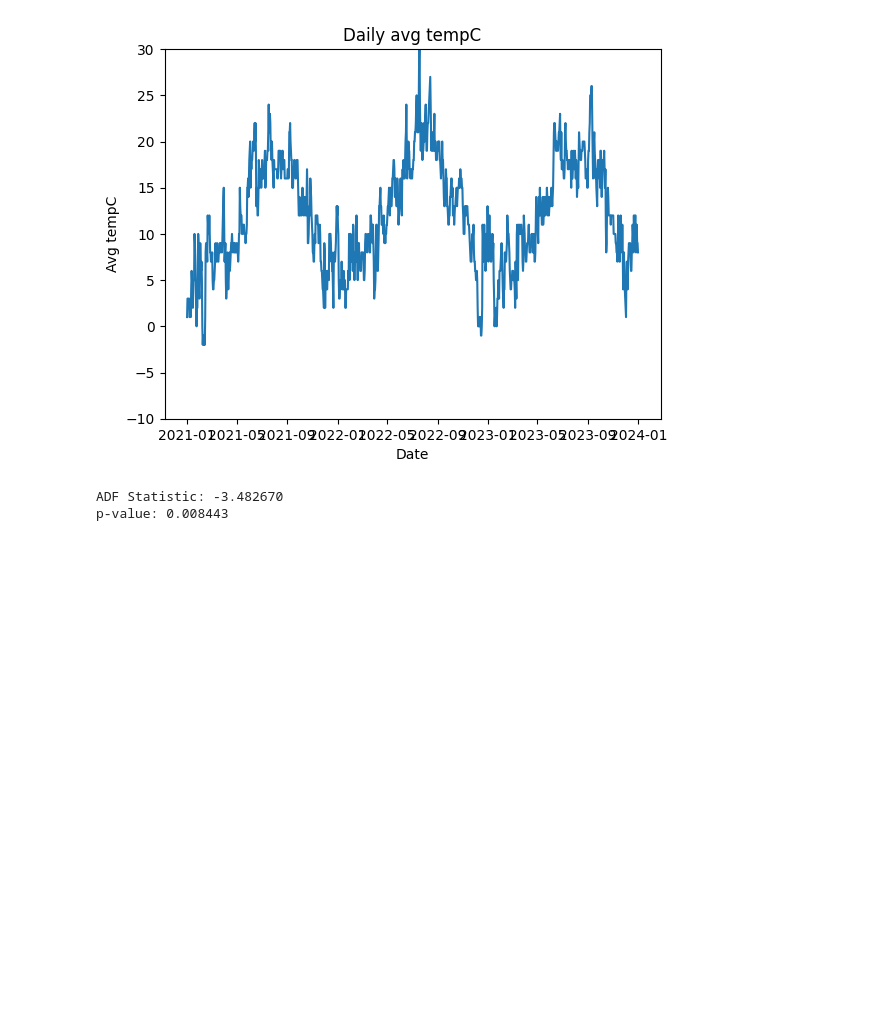
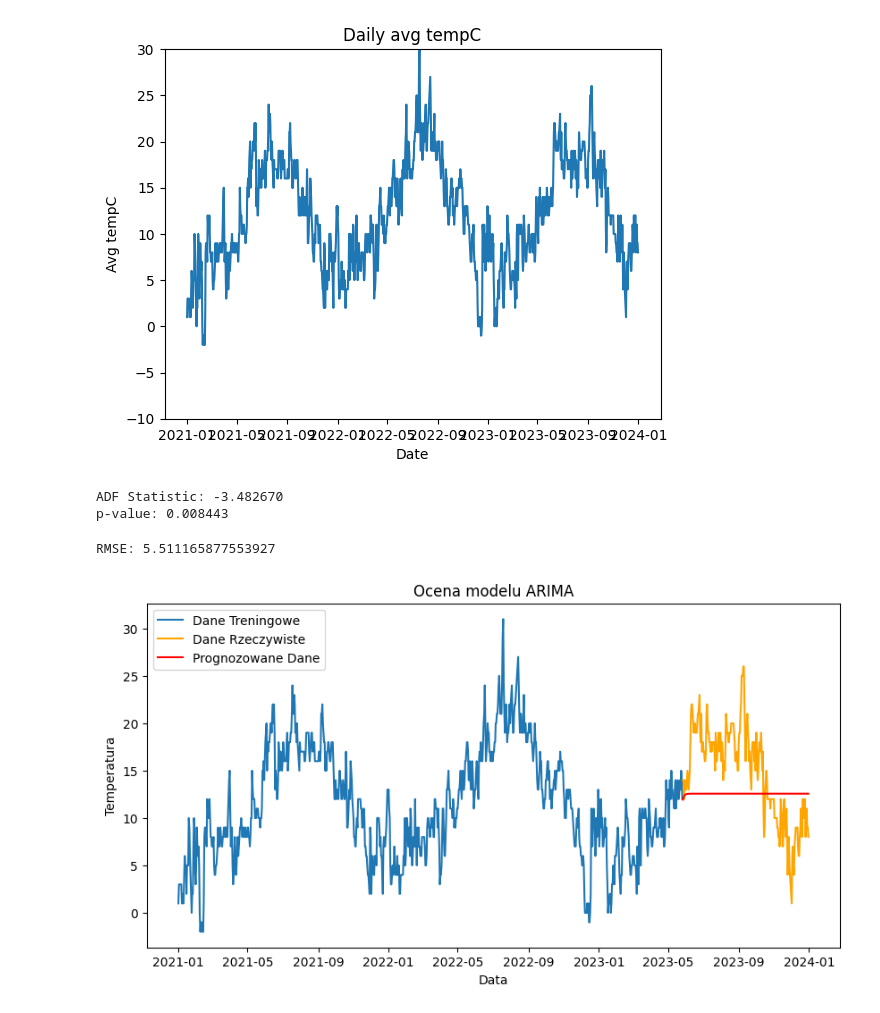
Before and after one commit to Zdanekk/Project_weather, a Jupyter notebook: Notebooks/weatherforecast.ipynb, the cells around one changed output. Saved outputs shown, nothing was run; the diff lists cells and outputs as text; code cells hidden in the pictures; blank space fills up the shorter version.

Commit message:
added model Arima to project

```diff
--- a/Notebooks/weatherforecast.ipynb
+++ b/Notebooks/weatherforecast.ipynb
@@ -114,3 +117,48 @@ print('p-value: %f' % adf_test[1])
 # %% [output]
 ADF Statistic: -3.482670
 p-value: 0.008443
+# %%
+
+
+# Wybierzmy kolumnę z temperaturą
+temperature_data = df['avgtempC']
+
+
+# Krok 2: Przygotowanie danych
+# Sprawdźmy, czy dane nie mają braków
+temperature_data = temperature_data.dropna()
+
+# Podział danych na zestaw treningowy i testowy (np. ostatnie 20% danych to zestaw testowy)
+train_size = int(len(temperature_data) * 0.8)
+train, test = temperature_data[:train_size], temperature_data[train_size:]
+
+# Krok 3: Budowa modelu auto-SARIMA na danych treningowych
+model = auto_arima(train, seasonal=True, m=12)
+
+# Trening modelu
+model.fit(train)
+
+# Krok 4: Przewidywanie przyszłej pogody
+# Przewidujemy temperaturę na długość zestawu testowego
+forecast = model.predict(n_periods=len(test))
+
+# Obliczanie RMSE
+rmse = np.sqrt(mean_squared_error(test, forecast))
+print(f'RMSE: {rmse}')
+
+# Stwórzmy DataFrame do przewidywań
+forecast_df = pd.DataFrame(forecast, index=test.index, columns=['Forecasted_Temperature'])
+
+# Wizualizacja wyników
+plt.figure(figsize=(10, 5))
+plt.plot(train, label='Dane Treningowe')
+plt.plot(test, label='Dane Rzeczywiste', color='orange')
+plt.plot(forecast_df, label='Prognozowane Dane', color='red')
+plt.legend()
+plt.title('Ocena modelu ARIMA')
+plt.xlabel('Data')
+plt.ylabel('Temperatura')
+plt.show()
+# %% [output]
+RMSE: 5.511165877553927
+[figure, added]
```
Also changed, not shown: parts of 1 cell of this notebook.
